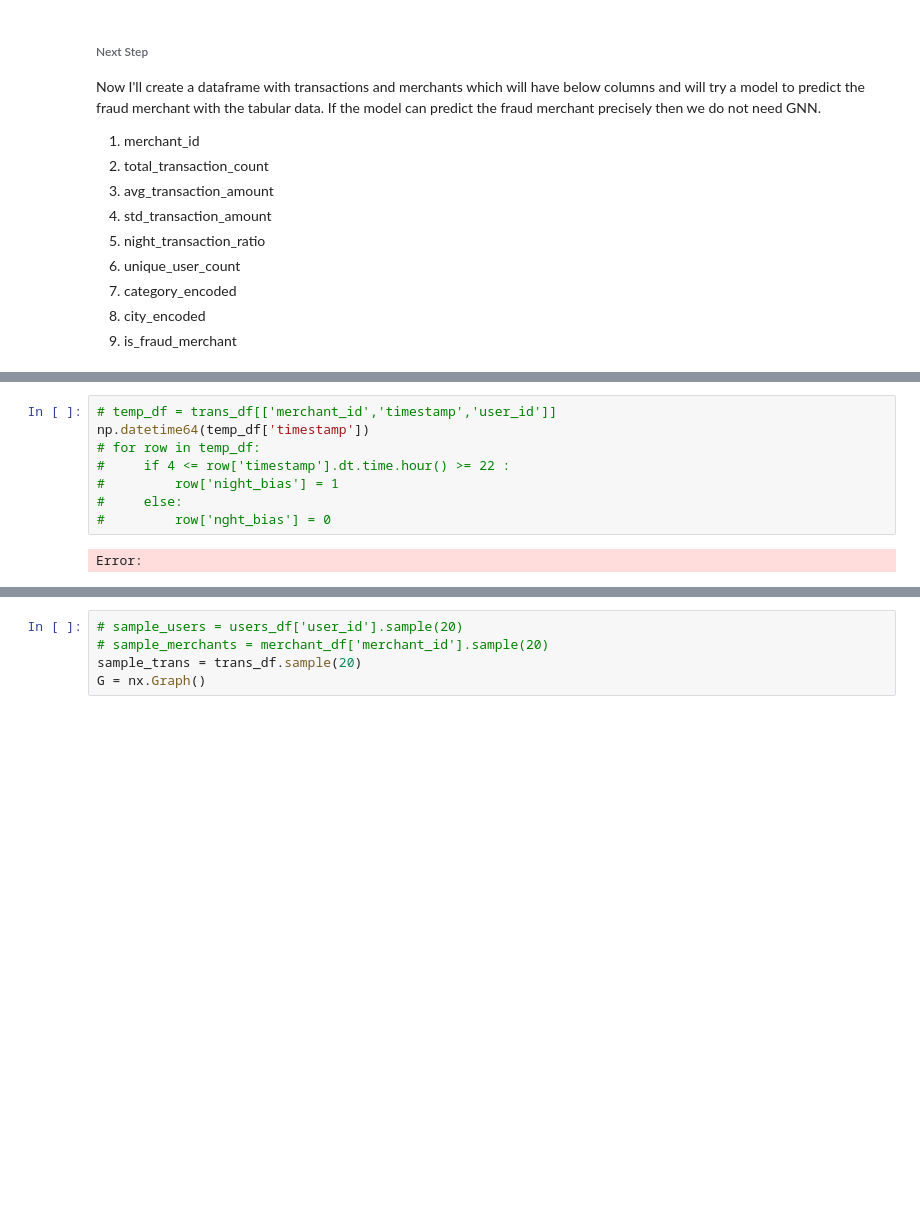
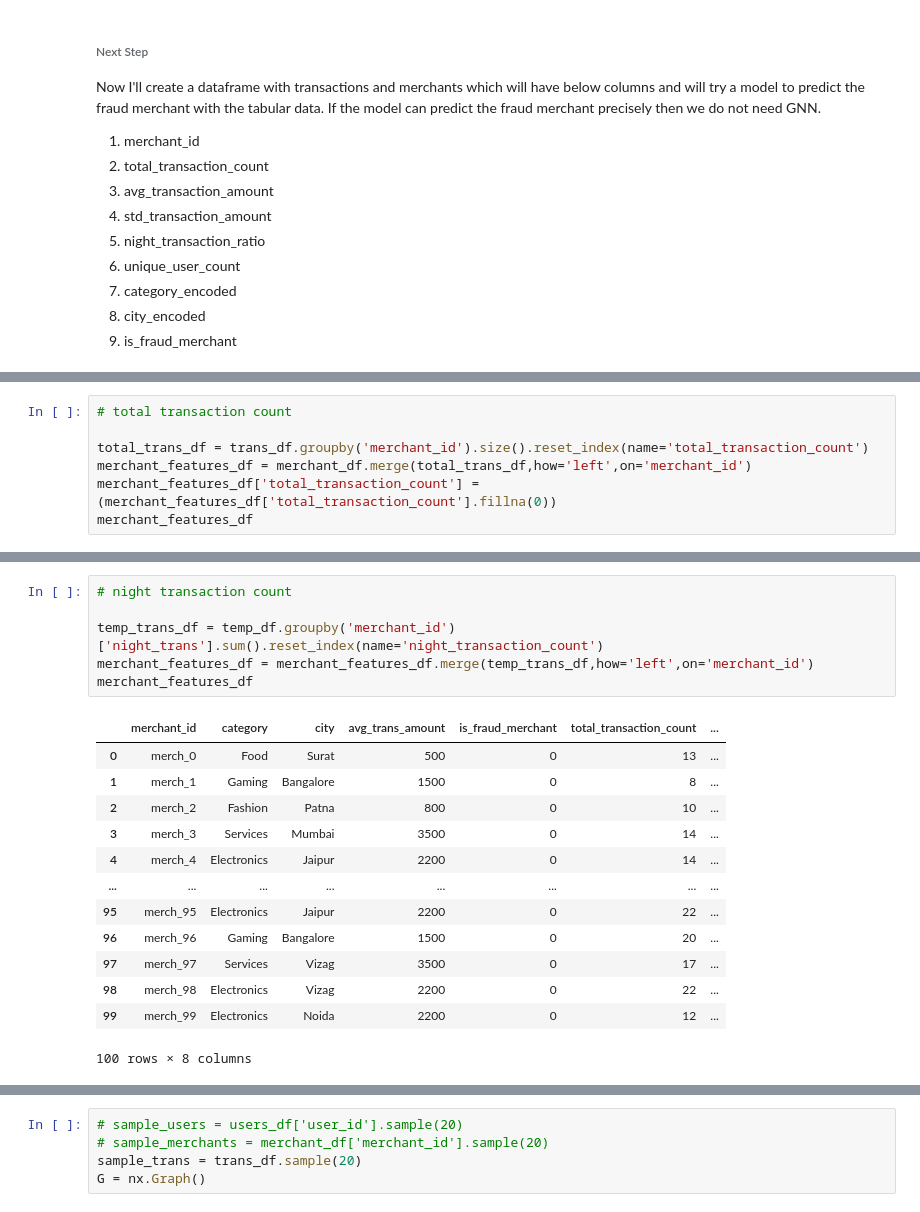
Before and after one commit to 1akashraj1/fintech-merchant-risk-gnn, a Jupyter notebook: notebooks/01_eda.ipynb, the cells around one changed output, grey strips where cells are left out. Cells and saved outputs as stored; diff of their text form; blank space fills up the shorter version.

```diff
--- a/notebooks/01_eda.ipynb
+++ b/notebooks/01_eda.ipynb
@@ -153,0 +153,7 @@ temp_merchant_df['city'] = merchant_df['city']
+# %%
+# total transaction count
+
+total_trans_df = trans_df.groupby('merchant_id').size().reset_index(name='total_transaction_count')
+merchant_features_df = merchant_df.merge(total_trans_df,how='left',on='merchant_id')
+merchant_features_df['total_transaction_count'] = (merchant_features_df['total_transaction_count'].fillna(0))
+merchant_features_df
@@ -192,10 +224,20 @@ temp_merchant_df
-# %%
-# temp_df = trans_df[['merchant_id','timestamp','user_id']]
-np.datetime64(temp_df['timestamp'])
-# for row in temp_df:
-#     if 4 <= row['timestamp'].dt.time.hour() >= 22 :
-#         row['night_bias'] = 1
-#     else:
-#         row['nght_bias'] = 0
-# %% [output]
-Error:
+# %%
+# night transaction count
+
+temp_trans_df = temp_df.groupby('merchant_id')['night_trans'].sum().reset_index(name='night_transaction_count')
+merchant_features_df = merchant_features_df.merge(temp_trans_df,how='left',on='merchant_id')
+merchant_features_df
+# %% [output]
+|  | merchant_id | category | city | avg_trans_amount | is_fraud_merchant | total_transaction_count | ... |
+| 0 | merch_0 | Food | Surat | 500 | 0 | 13 | ... |
+| 1 | merch_1 | Gaming | Bangalore | 1500 | 0 | 8 | ... |
+| 2 | merch_2 | Fashion | Patna | 800 | 0 | 10 | ... |
+| 3 | merch_3 | Services | Mumbai | 3500 | 0 | 14 | ... |
+| 4 | merch_4 | Electronics | Jaipur | 2200 | 0 | 14 | ... |
+| ... | ... | ... | ... | ... | ... | ... | ... |
+| 95 | merch_95 | Electronics | Jaipur | 2200 | 0 | 22 | ... |
+| 96 | merch_96 | Gaming | Bangalore | 1500 | 0 | 20 | ... |
+| 97 | merch_97 | Services | Vizag | 3500 | 0 | 17 | ... |
+| 98 | merch_98 | Electronics | Vizag | 2200 | 0 | 22 | ... |
+| 99 | merch_99 | Electronics | Noida | 2200 | 0 | 12 | ... |
+100 rows × 8 columns
```
Also changed, not shown: parts of 27 cells of this notebook.
